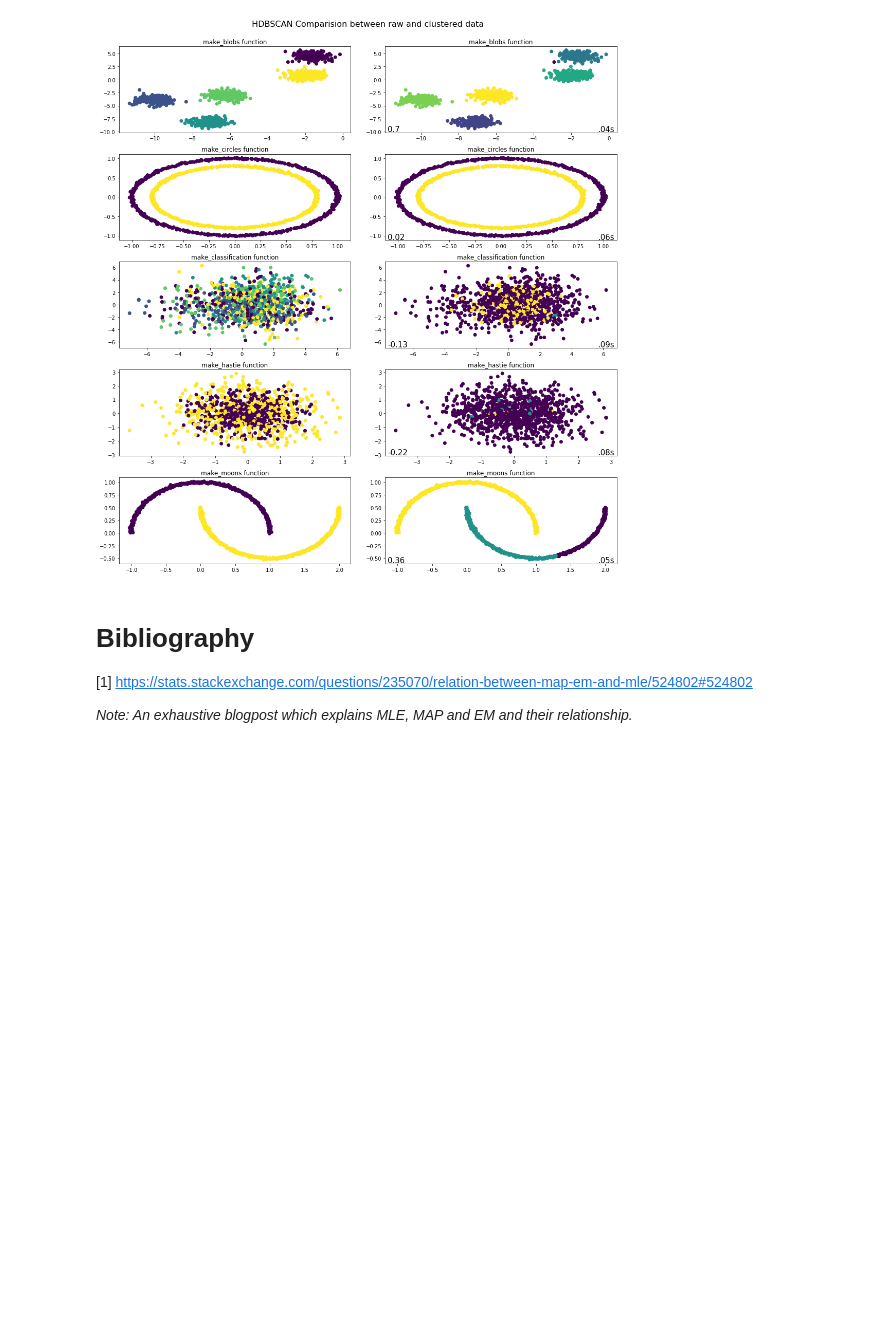
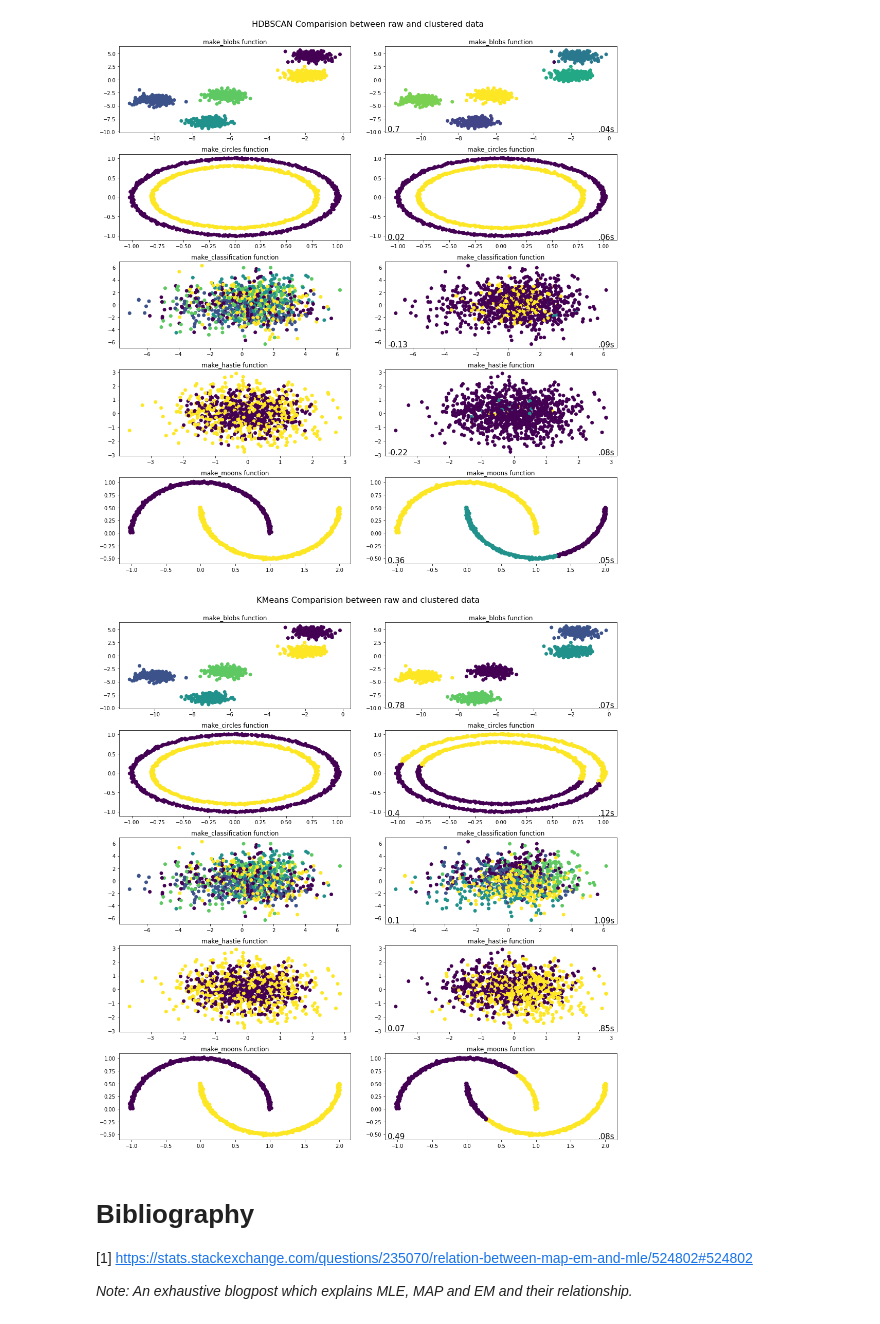
Before and after one commit to Estreuselito/Deus_ex_machina, a Jupyter notebook: Mini-Project/Clustering.ipynb, the cells around one changed output. Drawn from its saved outputs; the diff is of its cells as text; code cells hidden in the pictures; blank space fills up the shorter version.

```diff
--- a/Mini-Project/Clustering.ipynb
+++ b/Mini-Project/Clustering.ipynb
@@ -37,3 +83,7 @@ evaluate.plot_raw_vs_predict(hdbscan.HDBSCAN)
+# %%
+evaluate.plot_raw_vs_predict(KMeans)
+# %% [output]
+[figure, added]
 # %% [markdown]
 # Bibliography
 
```
Also changed, not shown: parts of 11 cells of this notebook.
